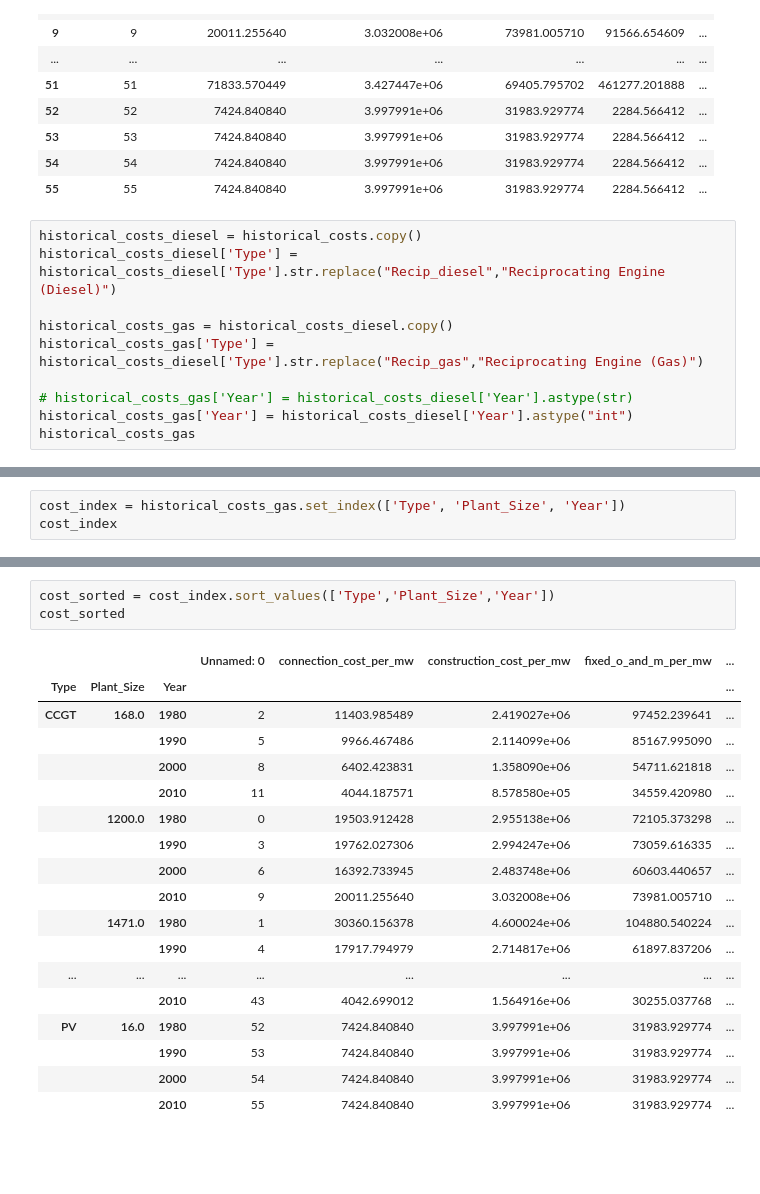
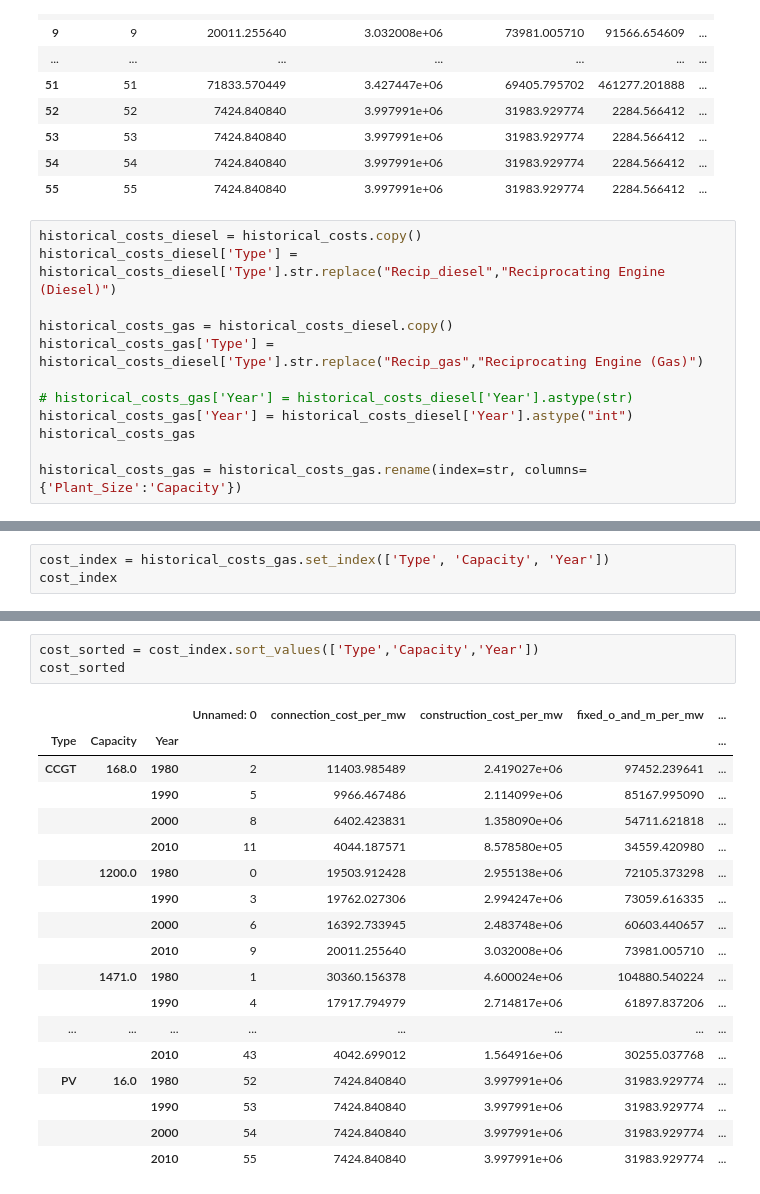
Before and after one commit to alexanderkell/elecsim-paper, a Jupyter notebook: visualisation/jupyter/power_plant_cost_table/historical_costs_table_generation.ipynb, the cells around one changed output, grey strips where cells are left out. Drawn from its saved outputs; the diff is of its cells as text; blank space fills up the shorter version.

```diff
--- a/visualisation/jupyter/power_plant_cost_table/historical_costs_table_generation.ipynb
+++ b/visualisation/jupyter/power_plant_cost_table/historical_costs_table_generation.ipynb
@@ -35,3 +35,5 @@ historical_costs_gas['Type'] = historical_costs_diesel['Type'].str.replace("Reci
 # historical_costs_gas['Year'] = historical_costs_diesel['Year'].astype(str)
 historical_costs_gas['Year'] = historical_costs_diesel['Year'].astype("int")
 historical_costs_gas
+
+historical_costs_gas = historical_costs_gas.rename(index=str, columns={'Plant_Size':'Capacity'})
@@ -56,5 +40,5 @@ historical_costs_gas
 # %%
-cost_index = historical_costs_gas.set_index(['Type', 'Plant_Size', 'Year'])
+cost_index = historical_costs_gas.set_index(['Type', 'Capacity', 'Year'])
 cost_index
 # %% [output]
 |  |  |  | Unnamed: 0 | connection_cost_per_mw | construction_cost_per_mw | fixed_o_and_m_per_mw | ... |
@@ -76,11 +60,11 @@ cost_index
 |  |  | 2000 | 54 | 7424.840840 | 3.997991e+06 | 31983.929774 | ... |
 |  |  | 2010 | 55 | 7424.840840 | 3.997991e+06 | 31983.929774 | ... |
 # %%
-cost_sorted = cost_index.sort_values(['Type','Plant_Size','Year'])
+cost_sorted = cost_index.sort_values(['Type','Capacity','Year'])
 cost_sorted
 # %% [output]
 |  |  |  | Unnamed: 0 | connection_cost_per_mw | construction_cost_per_mw | fixed_o_and_m_per_mw | ... |
-| Type | Plant_Size | Year |  |  |  |  | ... |
+| Type | Capacity | Year |  |  |  |  | ... |
 | CCGT | 168.0 | 1980 | 2 | 11403.985489 | 2.419027e+06 | 97452.239641 | ... |
 |  |  | 1990 | 5 | 9966.467486 | 2.114099e+06 | 85167.995090 | ... |
 |  |  | 2000 | 8 | 6402.423831 | 1.358090e+06 | 54711.621818 | ... |
```
Also changed, not shown: parts of 9 cells of this notebook, 8 other files.
